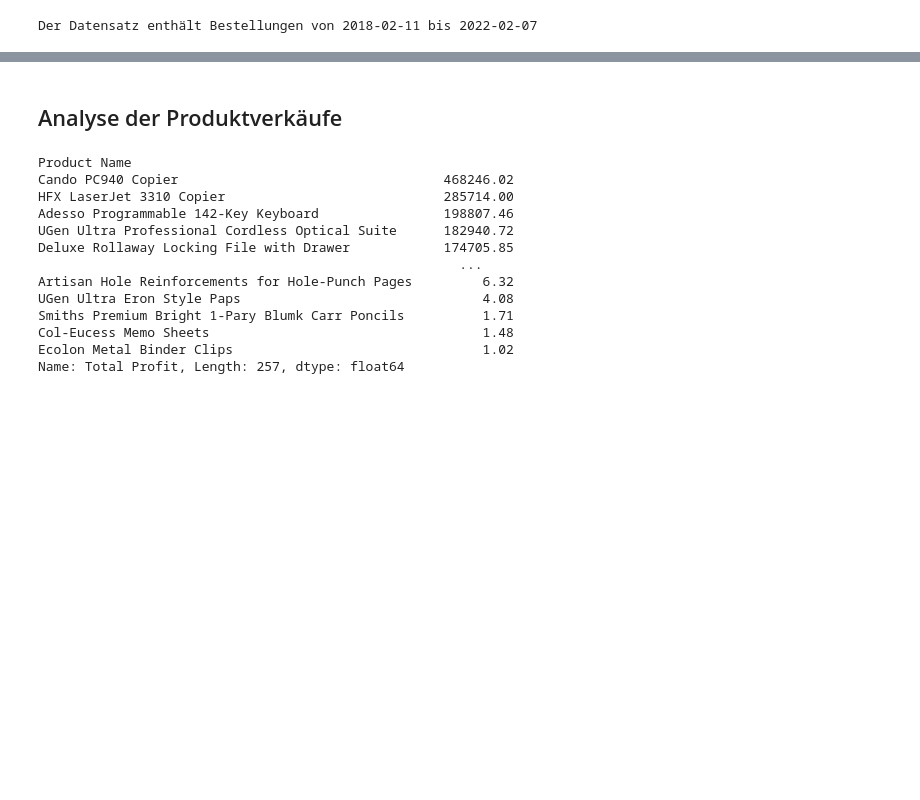
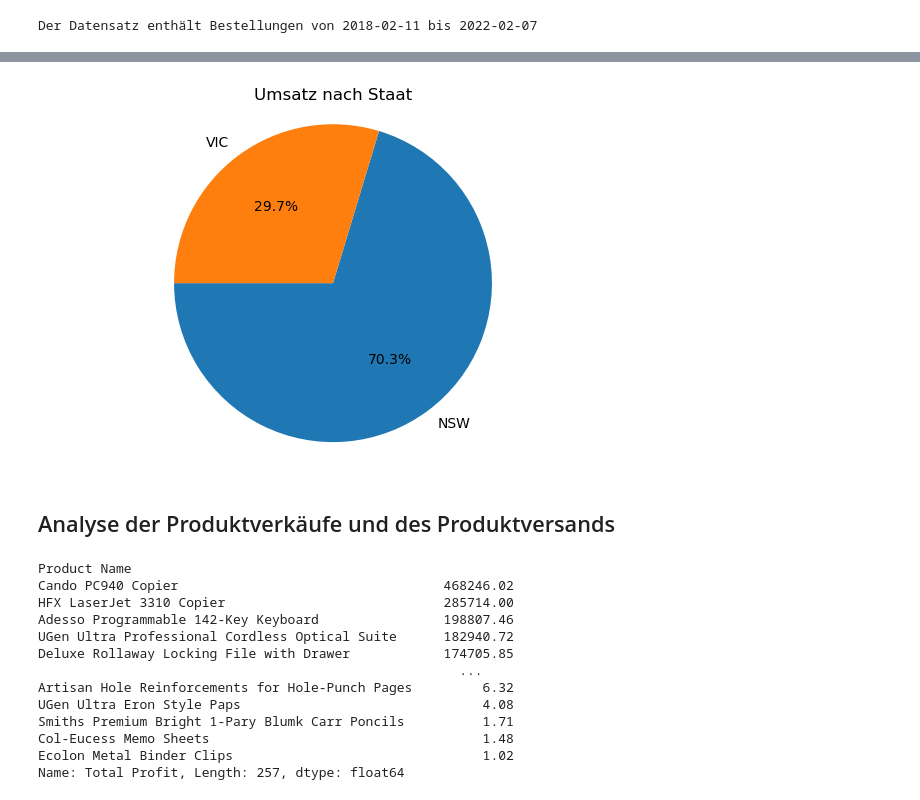
Before and after one commit to SchierleLukas/programming-for-datascience, a Jupyter notebook: notebooks/project.ipynb, the cells around one changed output, grey strips where cells are left out. Cells and saved outputs as stored; diff of their text form; code cells hidden in the pictures; blank space fills up the shorter version.

```diff
--- a/notebooks/project.ipynb
+++ b/notebooks/project.ipynb
@@ -280,5 +315,18 @@ plt.show()
+# %%
+# In welchen Staaten wird am meisten Umsatz gemacht?
+revenue_by_category = df.groupby('State', observed=False)['Sub Total'].sum()
+
+plt.figure(figsize=(6, 4))
+revenue_by_category.plot(kind='pie', autopct='%1.1f%%', startangle=180)
+plt.title('Umsatz nach Staat')
+plt.ylabel('')
+plt.axis('equal')
+plt.tight_layout()
+plt.show()
+# %% [output]
+[figure, added]
 # %% [markdown]
-## Analyse der Produktverkäufe
+## Analyse der Produktverkäufe und des Produktversands
 # %%
 # Mit welchen Produkten wird am meisten Profit gemacht?
 
```
Also changed, not shown: parts of 15 cells of this notebook.
